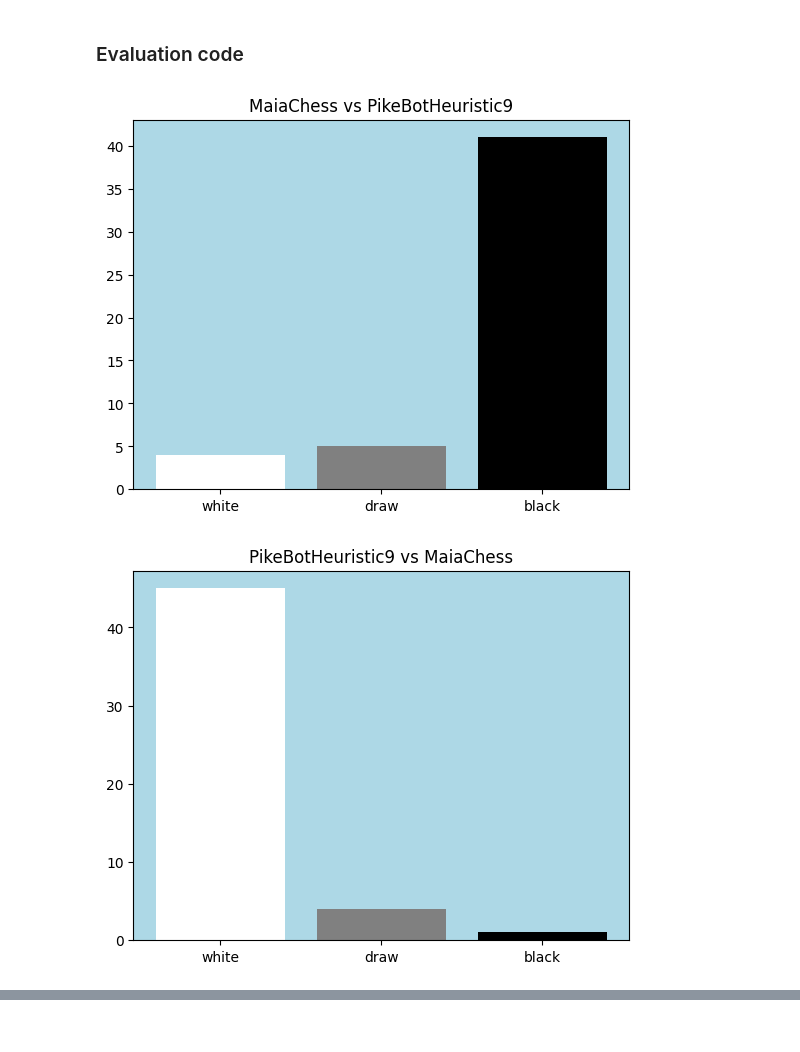
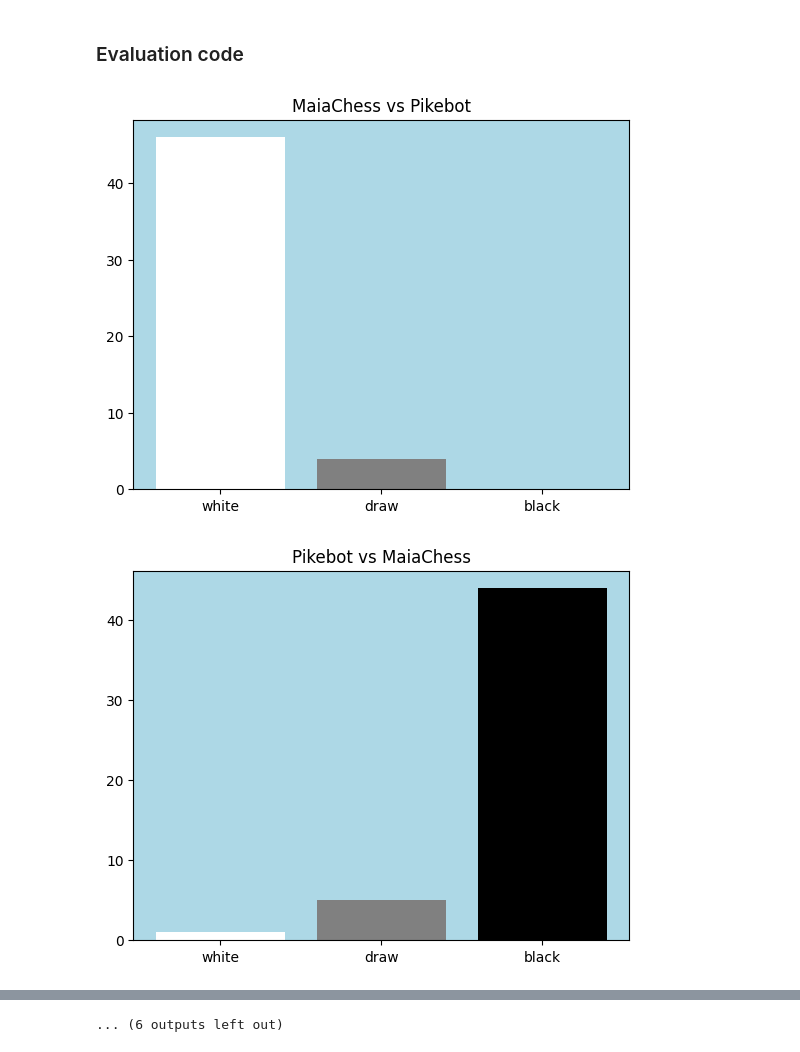
Before and after one commit to MatTheTab/PikeBot, a Jupyter notebook: evaluation/evaluate_engines.ipynb, the cells around one changed output, grey strips where cells are left out. Drawn from its saved outputs; the diff is of its cells as text; code cells hidden in the pictures.

Commit message:
final maia evaluation

```diff
--- a/evaluation/evaluate_engines.ipynb
+++ b/evaluation/evaluate_engines.ipynb
@@ -61,15 +61,25 @@ maia_elo = 1100
 maia_path = get_maia_path(maia_elo)
 engine1 = MaiaChess(maia_path)
 # %%
-from Pikebot.PikeBotHeuristic9 import PikeBotHeuristic9
-from utils.pikeBot_chess_utils import *
+from Pikebot.PikeBotHeuristic8 import PikeBotHeuristic8
+from Pikebot.PikeBotHeuristic5 import PikeBotHeuristic5
+from utils.pikeBot_chess_utils import PikeBotModelWrapper, Pikebot
 model = PikeBotModelWrapper(model_path, preprocessing_parameters_path)
-engine2 = PikeBotHeuristic9(
+engine2 = Pikebot(
     model,
     chess_utils.max_aggr,
     stockfish_path
 )
-engine3 = chess_utils.OptimalSimpleEngineAgent(stockfish_path)
+engine3 = PikeBotHeuristic8(
+    model,
+    chess_utils.max_aggr,
+    stockfish_path
+)
+engine4 = PikeBotHeuristic5(
+    model,
+    chess_utils.max_aggr,
+    stockfish_path
+)
 # %% [markdown]
 ### Dataset loading
 # %%
@@ -79,11 +89,13 @@ for path in evaluation_dataset_paths:
 
     boards_datasets[path] = boards_dataset
 # %%
-boards_datasets['games/silversuite.pgn'] = boards_datasets['games/silversuite.pgn']
+# boards_datasets['games/silversuite.pgn'] = boards_datasets['games/silversuite.pgn'][:1]
 # %% [markdown]
 ### Evaluation code
 # %%
 evaluate_engines(engine1, engine2, boards_datasets, maia_elo, 800)
+evaluate_engines(engine1, engine3, boards_datasets, maia_elo, 800)
+evaluate_engines(engine1, engine4, boards_datasets, maia_elo, 800)
 # %% [output]
-[figure, old version]
+[figure, new version]
-[figure, old version]
+[figure, new version]
@@ -93,0 +112 @@ evaluate_engines(engine1, engine2, boards_datasets, maia_elo, 800)
+... (6 outputs left out)
```
Also changed, not shown: parts of 2 cells of this notebook, 1 other file.
